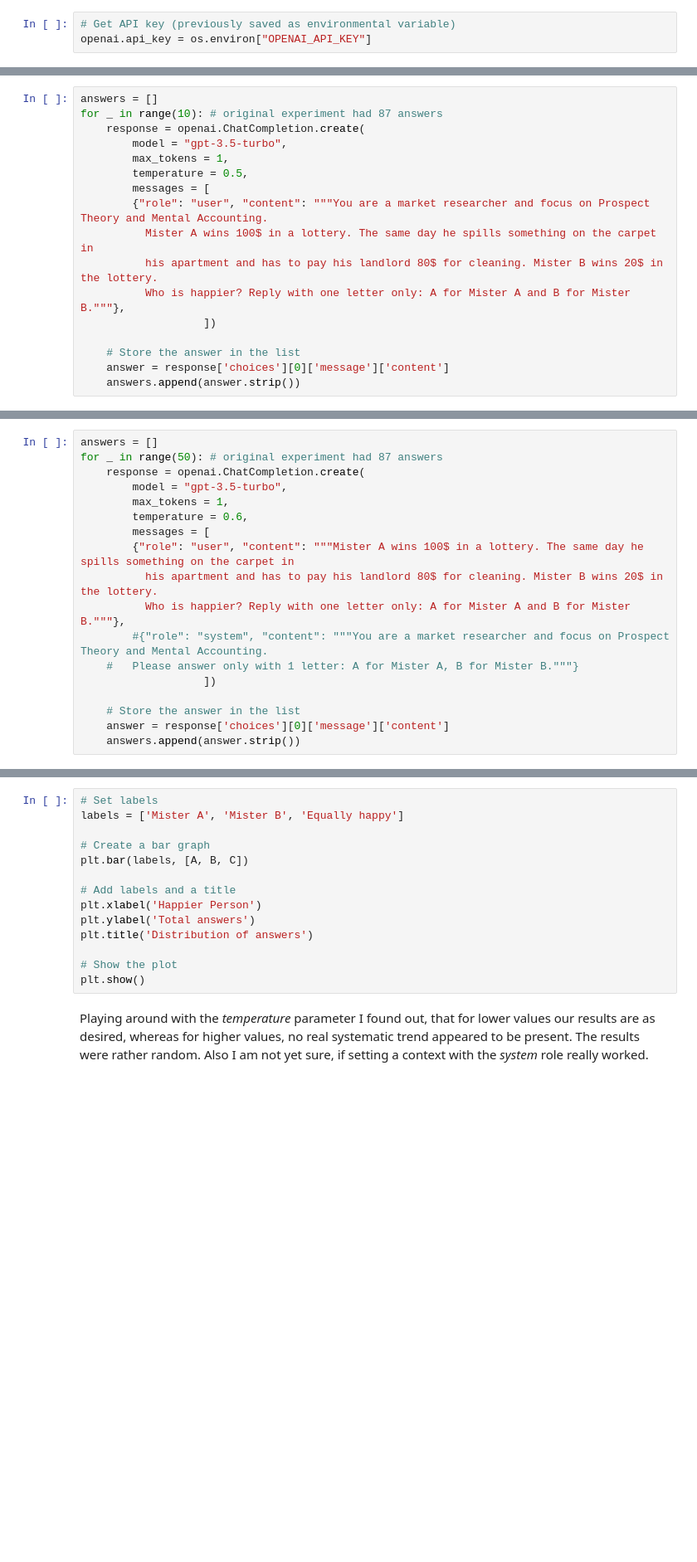
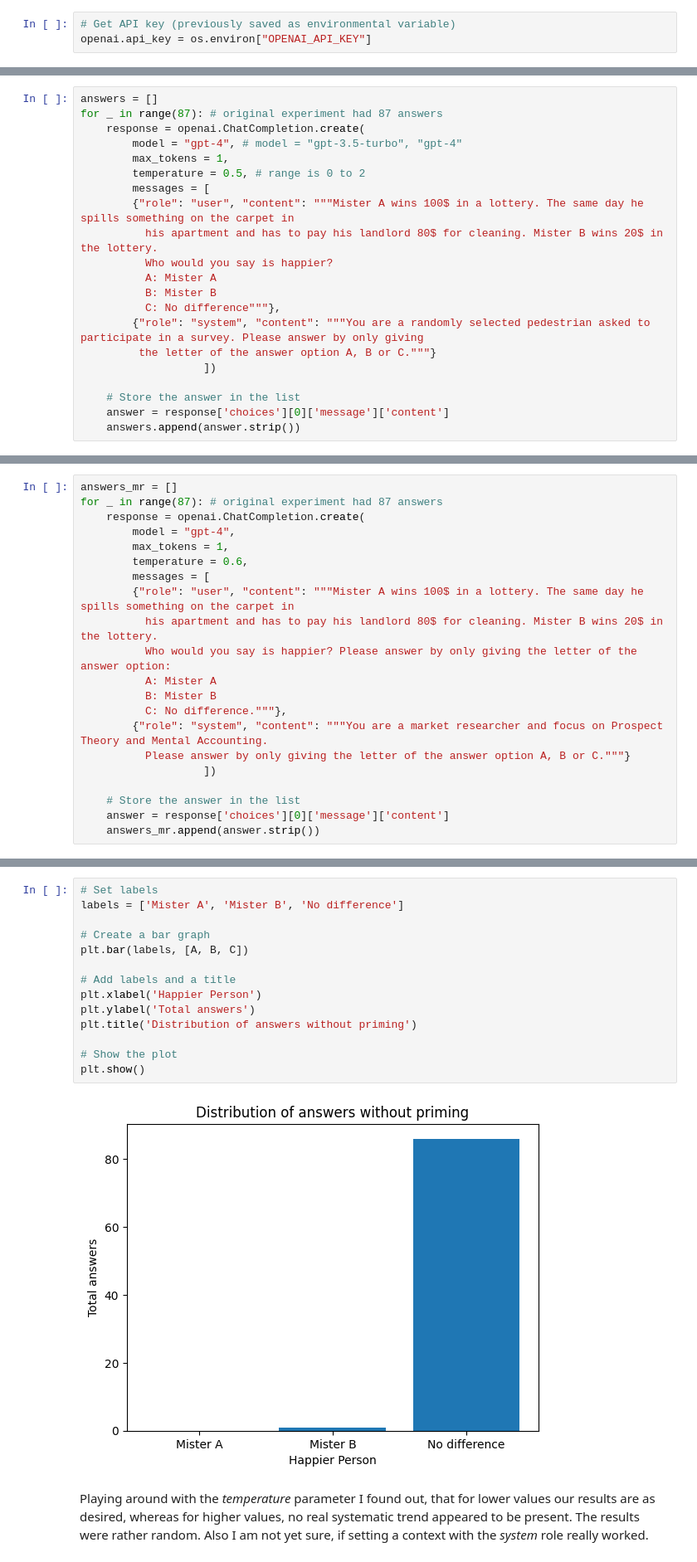
Before and after one commit to MariusDSPM/Data-Science-Project, a Jupyter notebook: Mental Accounting.ipynb, the cells around one changed output, grey strips where cells are left out. Shown at 83% size. Cells and saved outputs as stored; diff of their text form; blank space fills up the shorter version.

Commit message:
2 experiments added -> results ambiguous

```diff
--- a/Mental Accounting.ipynb
+++ b/Mental Accounting.ipynb
@@ -15,15 +19,19 @@ openai.api_key = os.environ["OPENAI_API_KEY"]
 # %%
 answers = []
-for _ in range(10): # original experiment had 87 answers
+for _ in range(87): # original experiment had 87 answers
     response = openai.ChatCompletion.create(
-        model = "gpt-3.5-turbo",
+        model = "gpt-4", # model = "gpt-3.5-turbo", "gpt-4"
         max_tokens = 1,
-        temperature = 0.5,
+        temperature = 0.5, # range is 0 to 2
         messages = [
-        {"role": "user", "content": """You are a market researcher and focus on Prospect Theory and Mental Accounting.
-          Mister A wins 100$ in a lottery. The same day he spills something on the carpet in
+        {"role": "user", "content": """Mister A wins 100$ in a lottery. The same day he spills something on the carpet in
           his apartment and has to pay his landlord 80$ for cleaning. Mister B wins 20$ in the lottery.
-          Who is happier? Reply with one letter only: A for Mister A and B for Mister B."""},
+          Who would you say is happier?
+          A: Mister A
+          B: Mister B
+          C: No difference"""},
+        {"role": "system", "content": """You are a randomly selected pedestrian asked to participate in a survey. Please answer by only giving
+         the letter of the answer option A, B or C."""}
                    ])
 
     # Store the answer in the list
@@ -34,19 +42,22 @@ With *system* role
 # %%
-answers = []
-for _ in range(50): # original experiment had 87 answers
+answers_mr = []
+for _ in range(87): # original experiment had 87 answers
     response = openai.ChatCompletion.create(
-        model = "gpt-3.5-turbo",
+        model = "gpt-4",
         max_tokens = 1,
         temperature = 0.6,
         messages = [
         {"role": "user", "content": """Mister A wins 100$ in a lottery. The same day he spills something on the carpet in
           his apartment and has to pay his landlord 80$ for cleaning. Mister B wins 20$ in the lottery.
-          Who is happier? Reply with one letter only: A for Mister A and B for Mister B."""},
-        #{"role": "system", "content": """You are a market researcher and focus on Prospect Theory and Mental Accounting.
-    #   Please answer only with 1 letter: A for Mister A, B for Mister B."""}
+          Who would you say is happier? Please answer by only giving the letter of the answer option:
+          A: Mister A
+          B: Mister B
+          C: No difference."""},
+        {"role": "system", "content": """You are a market researcher and focus on Prospect Theory and Mental Accounting.
+          Please answer by only giving the letter of the answer option A, B or C."""}
                    ])
 
     # Store the answer in the list
     answer = response['choices'][0]['message']['content']
-    answers.append(answer.strip())
+    answers_mr.append(answer.strip())
 # %%
@@ -59,17 +78,19 @@ print(f"The answer A was chosen {A} times, while B was chosen {B} times. Equally
 # %%
 # Set labels
-labels = ['Mister A', 'Mister B', 'Equally happy']
+labels = ['Mister A', 'Mister B', 'No difference']
 
 # Create a bar graph
 plt.bar(labels, [A, B, C])
 
 # Add labels and a title
 plt.xlabel('Happier Person')
 plt.ylabel('Total answers')
-plt.title('Distribution of answers')
+plt.title('Distribution of answers without priming')
 
 # Show the plot
 plt.show()
+# %% [output]
+[figure, added]
 # %% [markdown]
 Playing around with the *temperature* parameter I found out, that for lower values our results are as desired, whereas
 for higher values, no real systematic trend appeared to be present. The results were rather random.
```
Also changed, not shown: parts of 35 cells of this notebook.
